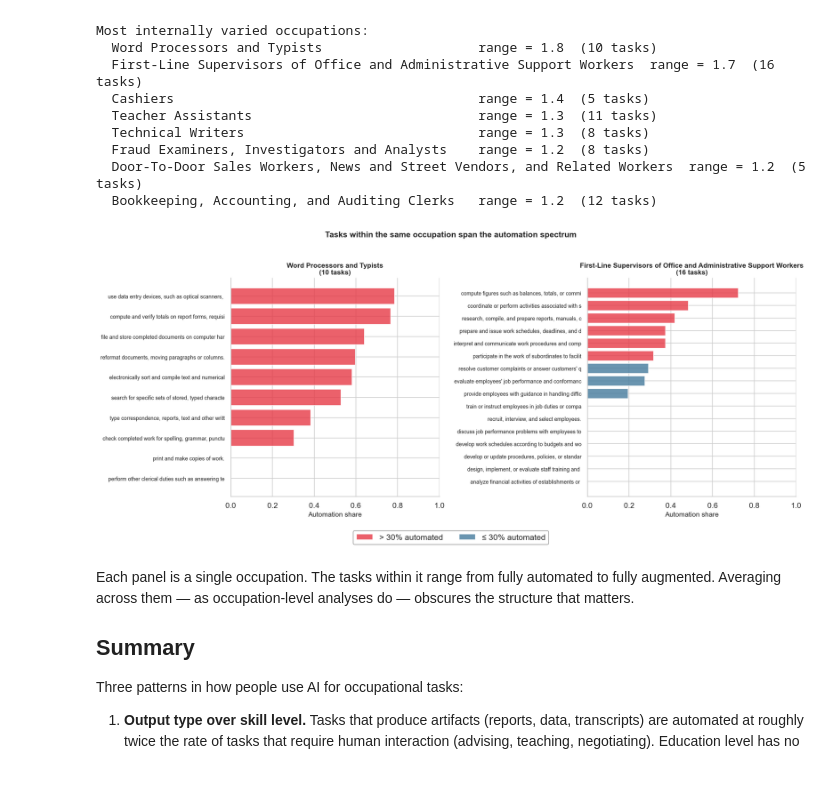
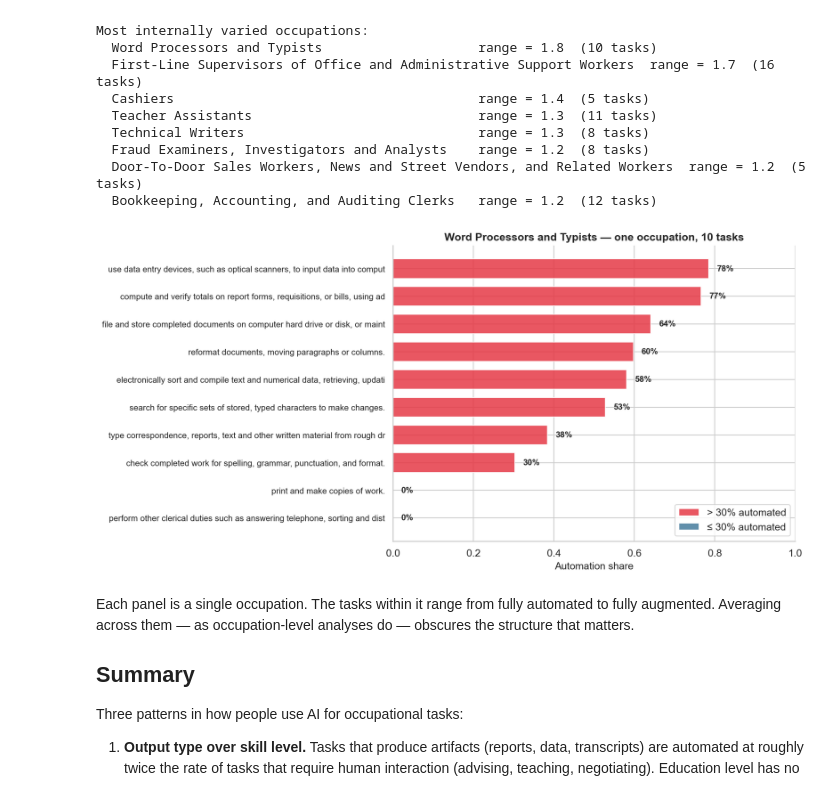
Before and after one commit to alvinekelund/what-predicts-ai-automation, a Jupyter notebook: notebooks/03_task_level_analysis.ipynb, the cells around one changed output. Saved outputs shown, nothing was run; the diff lists cells and outputs as text; code cells hidden in the pictures.

```diff
--- a/notebooks/03_task_level_analysis.ipynb
+++ b/notebooks/03_task_level_analysis.ipynb
@@ -110,41 +110,43 @@ Most internally varied occupations:
   Door-To-Door Sales Workers, News and Street Vendors, and Related Workers  range = 1.2  (5 tasks)
   Bookkeeping, Accounting, and Auditing Clerks   range = 1.2  (12 tasks)
 # %%
-# Show 2 occupations side by side — large enough to read task labels
-cases = het.head(2)
+# Single occupation, full task labels, annotated bars
+occ = het.iloc[0]  # Word Processors and Typists
+occ_tasks = tasks[tasks['soc_code'] == occ['soc_code']].drop_duplicates(subset='task_name')
+occ_tasks = occ_tasks.sort_values('automation_share')
 
-fig, axes = plt.subplots(1, 2, figsize=(16, 7))
+fig, ax = plt.subplots(figsize=(12, 6))
 
-for ax, (_, occ) in zip(axes, cases.iterrows()):
-    occ_tasks = tasks[tasks['soc_code'] == occ['soc_code']].drop_duplicates(subset='task_name')
-    occ_tasks = occ_tasks.sort_values('automation_share')
-    labels = [t[:50] for t in occ_tasks['task_name']]
-    auto = occ_tasks['automation_share'].values
-    colors = ['#E63946' if a > 0.3 else '#457B9D' for a in auto]
-    ax.barh(range(len(auto)), auto, color=colors, alpha=0.8)
-    ax.set_yticks(range(len(auto)))
-    ax.set_yticklabels(labels, fontsize=8.5)
-    ax.set_xlim(0, 1)
-    ax.set_xlabel('Automation share', fontsize=11)
-    title = occ['title'] if pd.notna(occ['title']) else occ['soc_code']
-    ax.set_title(f'{title}\n({occ["n_tasks"]:.0f} tasks)', fontsize=11, fontweight='bold')
+labels = [t[:75] for t in occ_tasks['task_name']]
+auto = occ_tasks['automation_share'].values
+colors = ['#E63946' if a > 0.3 else '#457B9D' for a in auto]
 
-# Legend — centered below both panels, large text
+bars = ax.barh(range(len(auto)), auto, color=colors, alpha=0.85, height=0.7)
+
+ax.set_yticks(range(len(auto)))
+ax.set_yticklabels(labels, fontsize=10)
+ax.set_xlim(0, 1.0)
+ax.set_xlabel('Automation share', fontsize=12)
+
+# Annotate each bar with its percentage
+for i, v in enumerate(auto):
+    ax.text(v + 0.02, i, f'{v:.0%}', va='center', fontsize=10, fontweight='bold')
+
+title = occ['title'] if pd.notna(occ['title']) else occ['soc_code']
+ax.set_title(f'{title} — one occupation, {occ["n_tasks"]:.0f} tasks',
+             fontsize=13, fontweight='bold')
+
 from matplotlib.patches import Patch
-legend_elements = [Patch(facecolor='#E63946', alpha=0.8, label='> 30% automated'),
-                   Patch(facecolor='#457B9D', alpha=0.8, label='≤ 30% automated')]
-fig.legend(handles=legend_elements, loc='lower center', ncol=2,
-           fontsize=13, frameon=True, edgecolor='gray',
-           bbox_to_anchor=(0.5, -0.03))
+legend_elements = [Patch(facecolor='#E63946', alpha=0.85, label='> 30% automated'),
+                   Patch(facecolor='#457B9D', alpha=0.85, label='≤ 30% automated')]
+ax.legend(handles=legend_elements, fontsize=12, loc='lower right')
 
-plt.suptitle('Tasks within the same occupation span the automation spectrum',
-             fontsize=13, fontweight='bold')
 sns.despine()
-plt.tight_layout(rect=[0, 0.04, 1, 0.96])
+plt.tight_layout()
 plt.savefig('../figures/06_within_occupation.png', bbox_inches='tight')
 plt.show()
 # %% [output]
-[figure, old version]
+[figure, new version]
 # %% [markdown]
 Each panel is a single occupation. The tasks within it range from fully automated to fully augmented. Averaging across them — as occupation-level analyses do — obscures the structure that matters.
 
```
Also changed, not shown: 2 other files.
